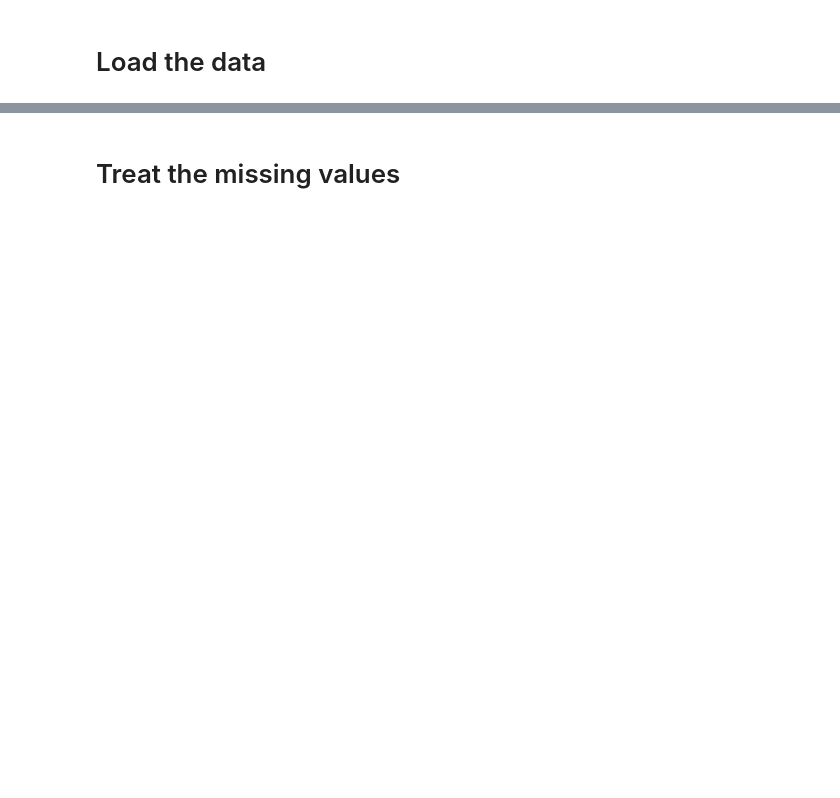
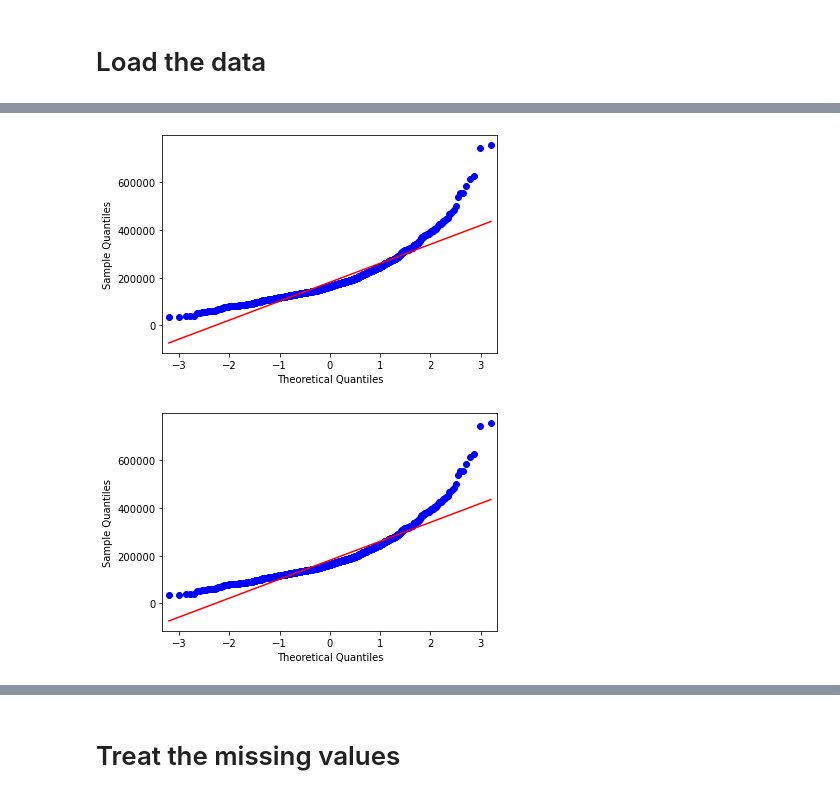
Before and after one commit to GiovanniAFrigeri/HousePrices, a Jupyter notebook: HousePrices.ipynb, the cells around one changed output, grey strips where cells are left out. Cells and saved outputs as stored; diff of their text form; code cells hidden in the pictures; blank space fills up the shorter version.

```diff
--- a/HousePrices.ipynb
+++ b/HousePrices.ipynb
@@ -82,0 +111,5 @@ training_data.head()
+# %%
+sm.qqplot(training_data['SalePrice'], line = 's')
+# %% [output]
+[figure, added]
+[figure, added]
```
Also changed, not shown: parts of 51 cells of this notebook.
